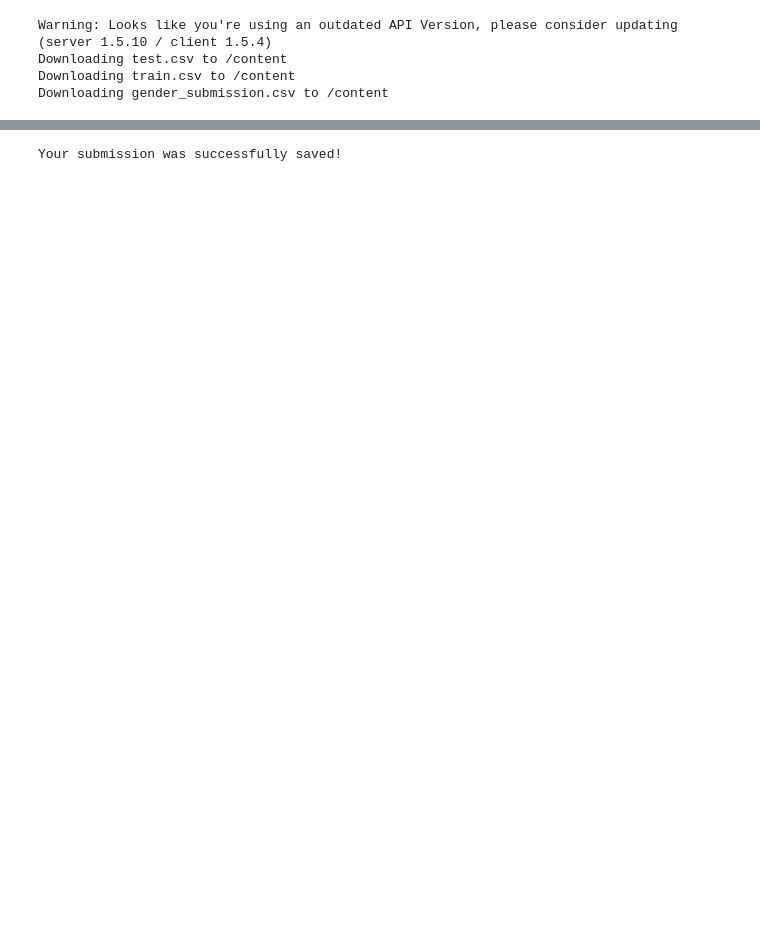
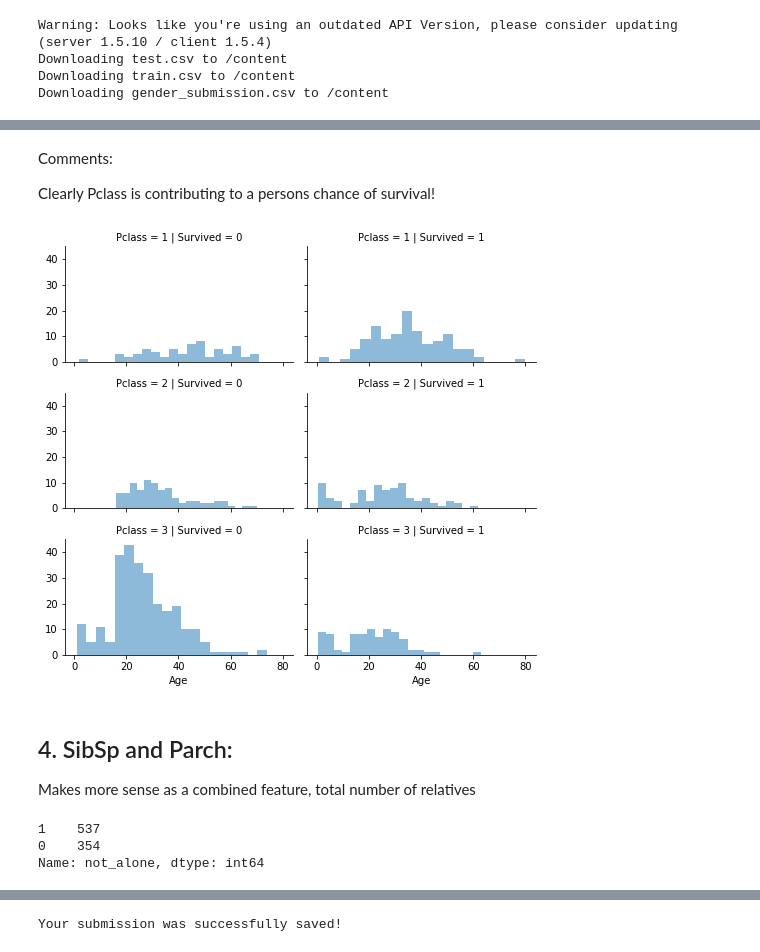
Before and after one commit to SamuelBFG/DL-studies, a Jupyter notebook: Kaggle/Titanic.ipynb, the cells around one changed output, grey strips where cells are left out. Drawn from its saved outputs; the diff is of its cells as text; code cells hidden in the pictures; blank space fills up the shorter version.

```diff
--- a/Kaggle/Titanic.ipynb
+++ b/Kaggle/Titanic.ipynb
@@ -88,0 +209,26 @@ print("% of men who survived:", rate_men)
+# %% [markdown]
+Comments:
+
+Clearly Pclass is contributing to a persons chance of survival!
+# %%
+grid = sns.FacetGrid(train_data, col='Survived', row='Pclass', height=2.2, aspect=1.6)
+grid.map(plt.hist, 'Age', alpha=.5, bins=20)
+grid.add_legend();
+# %% [output]
+[figure, added]
+# %% [markdown]
+## 4. SibSp and Parch:
+
+Makes more sense as a combined feature, total number of relatives
+# %%
+data = [train_data, test_data]
+for dataset in data:
+    dataset['relatives'] = dataset['SibSp'] + dataset['Parch']
+    dataset.loc[dataset['relatives'] > 0, 'not_alone'] = 0
+    dataset.loc[dataset['relatives'] == 0, 'not_alone'] = 1
+    dataset['not_alone'] = dataset['not_alone'].astype(int)
+train_data['not_alone'].value_counts()
+# %% [output]
+1    537
+0    354
+Name: not_alone, dtype: int64
```
Also changed, not shown: parts of 31 cells of this notebook.
